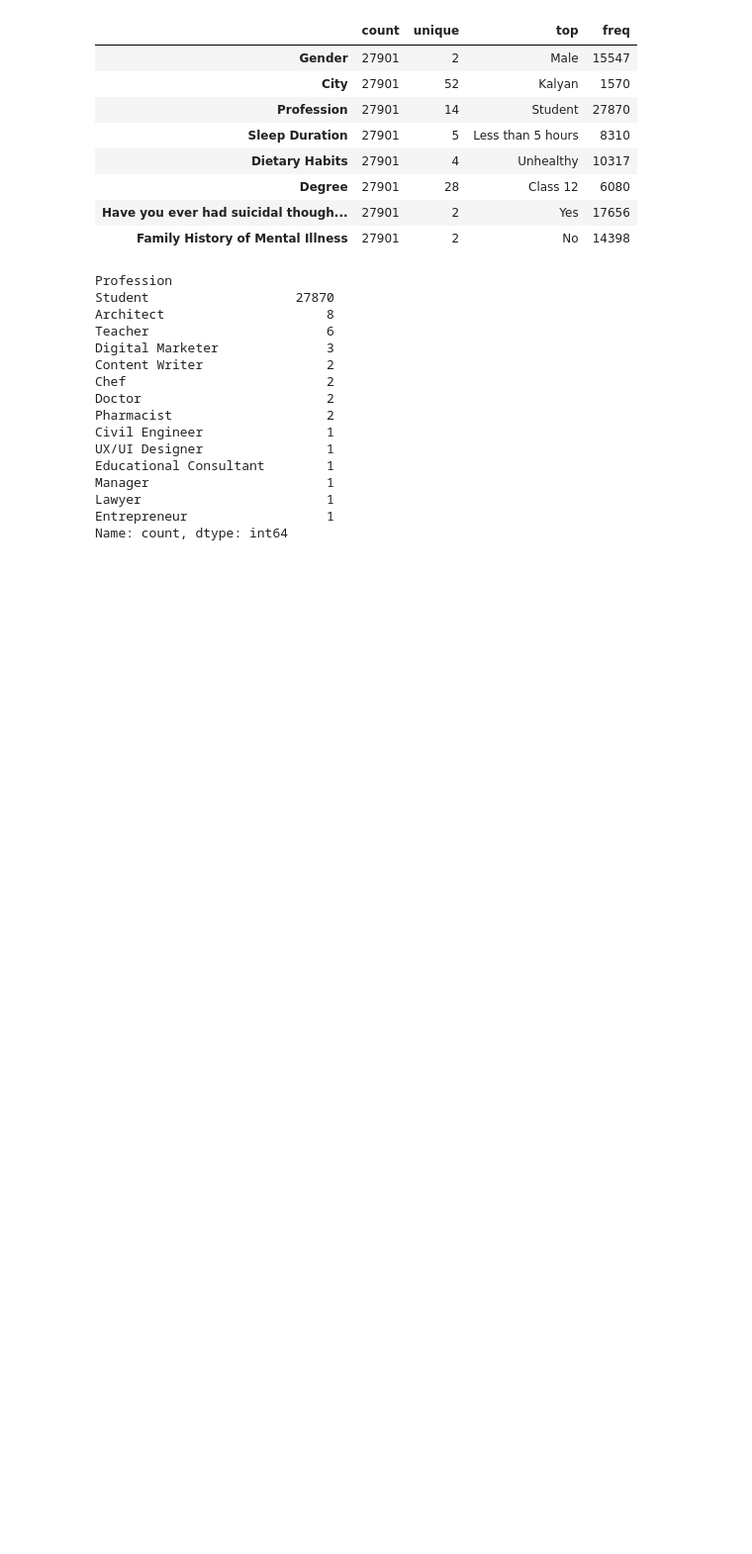
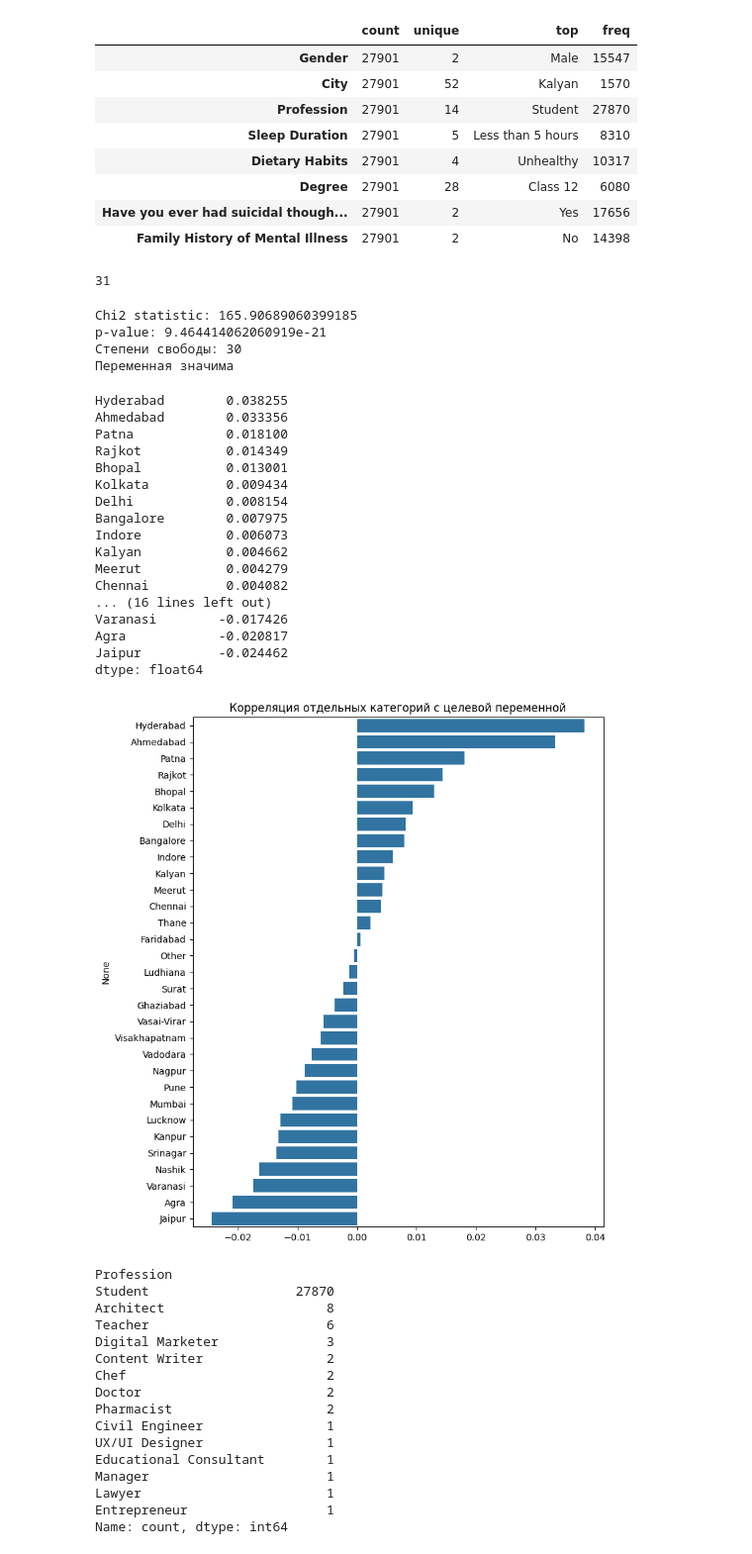
Before and after one commit to LimeShot/NSTU, a Jupyter notebook: ML/lab 2/modeling.ipynb, the cells around one changed output. Shown: that part at 99% size. Cells and saved outputs as stored; diff of their text form; code cells hidden in the pictures; blank space fills up the shorter version.

```diff
--- a/ML/lab 2/modeling.ipynb
+++ b/ML/lab 2/modeling.ipynb
@@ -117,3 +121,56 @@ depress_df.describe(include='object').T
+# %%
+depress_df['City'].nunique()
+# %% [output]
+31
+# %%
+from scipy.stats import chi2_contingency
+
+contingency_table = pd.crosstab(depress_df['City'], depress_df['Depression'])
+
+# Тест
+chi2_stat, p, dof, expected = chi2_contingency(contingency_table)
+
+print("Chi2 statistic:", chi2_stat)
+print("p-value:", p)
+print("Степени свободы:", dof)
+
+if p < 0.05:
+    print("Переменная значима")
+else:
+    print("Переменная НЕ значима")
+# %% [output]
+Chi2 statistic: 165.90689060399185
+p-value: 9.464414062060919e-21
+Степени свободы: 30
+Переменная значима
+# %%
+import pandas as pd
+dummies = pd.get_dummies(depress_df['City'])
+correlations = dummies.corrwith(depress_df['Depression']).sort_values(ascending=False)
+print(correlations)
+plt.figure(figsize=(8, 10))
+sns.barplot(x=correlations.values, y=correlations.index)
+plt.title('Корреляция отдельных категорий с целевой переменной')
+plt.show()
+# %% [output]
+Hyderabad        0.038255
+Ahmedabad        0.033356
+Patna            0.018100
+Rajkot           0.014349
+Bhopal           0.013001
+Kolkata          0.009434
+Delhi            0.008154
+Bangalore        0.007975
+Indore           0.006073
+Kalyan           0.004662
+Meerut           0.004279
+Chennai          0.004082
+... (16 lines left out)
+Varanasi        -0.017426
+Agra            -0.020817
+Jaipur          -0.024462
+dtype: float64
+[figure, added]
 # %%
 depress_df['Profession'].value_counts()
 # %% [output]
```
Also changed, not shown: parts of 19 cells of this notebook, 11 other files.
